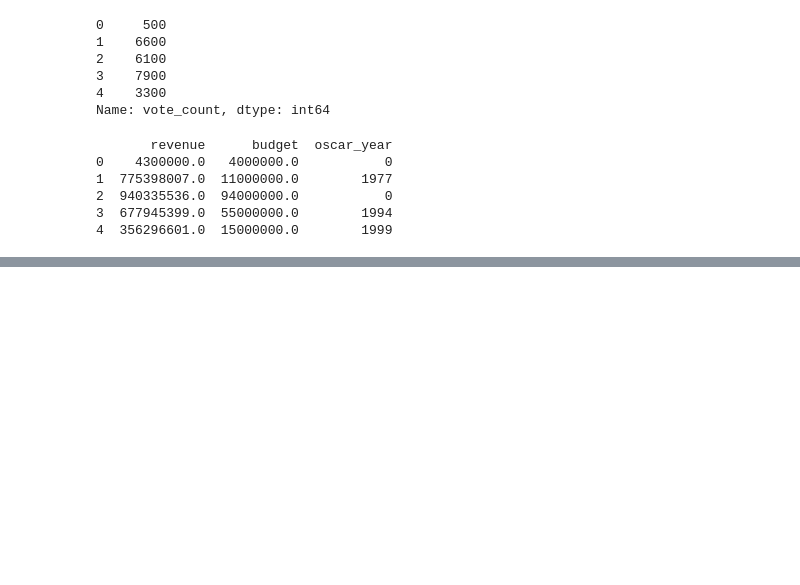
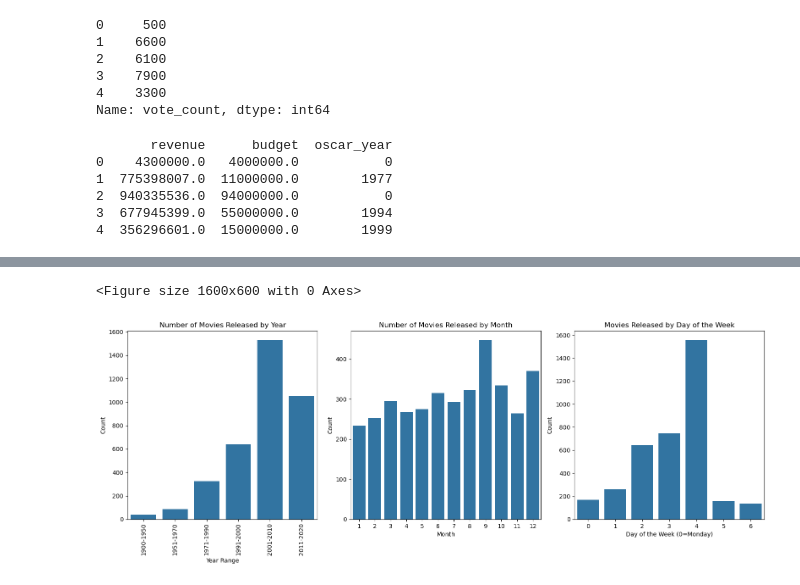
Before and after one commit to riosrose/UCB_project4_group6, a Jupyter notebook: cleaned_up.ipynb, the cells around one changed output, grey strips where cells are left out. Cells and saved outputs as stored; diff of their text form; code cells hidden in the pictures; blank space fills up the shorter version.

```diff
--- a/cleaned_up.ipynb
+++ b/cleaned_up.ipynb
@@ -748,0 +821,41 @@ final_movies_df.head(5)
+# %%
+# Set plot size for all subplots
+plt.figure(figsize=(16, 6))
+
+# Define bins for release years
+year_bins = [1900, 1950, 1970, 1990, 2000, 2010, 2020]
+year_labels = ['1900-1950', '1951-1970', '1971-1990', '1991-2000', '2001-2010', '2011-2020']
+final_movies_df['release_year_bins'] = pd.cut(final_movies_df['release_year'], bins=year_bins, labels=year_labels, right=False)
+
+# Set plot size for all subplots
+plt.figure(figsize=(16, 6))
+
+# Count of Movies Released in Each Year Bin
+plt.subplot(1, 3, 1)
+sns.countplot(x='release_year_bins', data=final_movies_df)
+plt.xticks(rotation=90)
+plt.title('Number of Movies Released by Year')
+plt.xlabel('Year Range')
+plt.ylabel('Count')
+
+
+# Distribution of Movies Released by Month
+plt.subplot(1, 3, 2)
+sns.countplot(x='release_month', data=final_movies_df)
+plt.title('Number of Movies Released by Month')
+plt.xlabel('Month')
+plt.ylabel('Count')
+
+# Distribution of Movies Released by Day of the Week
+plt.subplot(1, 3, 3)
+sns.countplot(x='release_dayofweek', data=final_movies_df)
+plt.title('Movies Released by Day of the Week')
+plt.xlabel('Day of the Week (0=Monday)')
+plt.ylabel('Count')
+
+# Adjust layout for better visibility
+plt.tight_layout()
+plt.show()
+# %% [output]
+<Figure size 1600x600 with 0 Axes>
+[figure, added]
```
Also changed, not shown: parts of 46 cells of this notebook.
